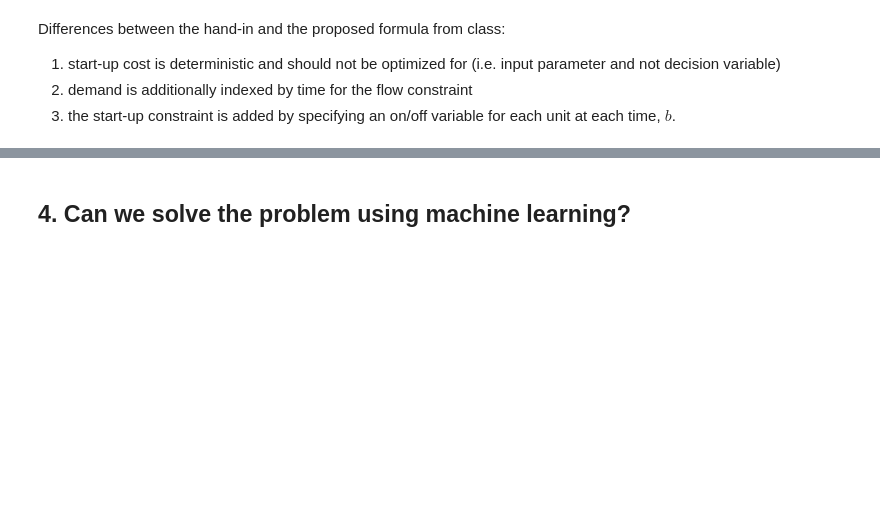
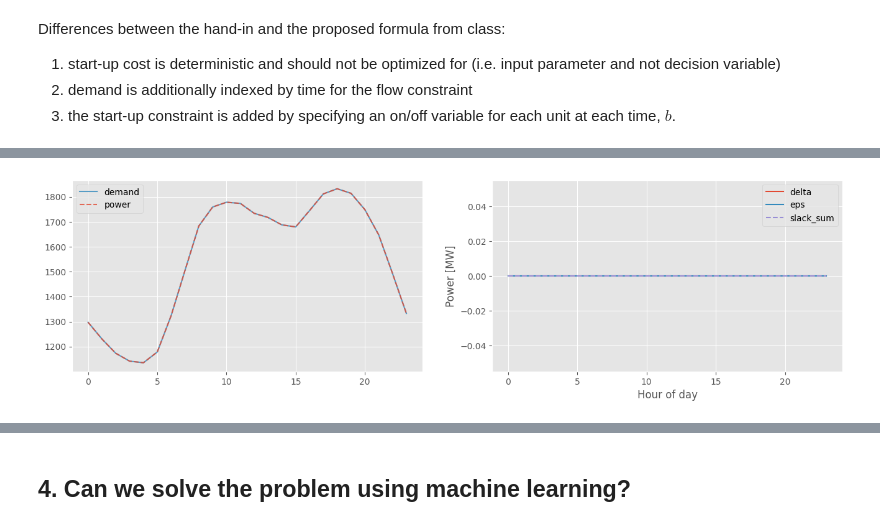
Before and after one commit to albertkjoller/ml-energy-systems, a Jupyter notebook: src/assignment3/notebooks/explainer_notebook.ipynb, the cells around one changed output, grey strips where cells are left out. Saved outputs shown, nothing was run; the diff lists cells and outputs as text; code cells hidden in the pictures; blank space fills up the shorter version.

```diff
--- a/src/assignment3/notebooks/explainer_notebook.ipynb
+++ b/src/assignment3/notebooks/explainer_notebook.ipynb
@@ -236,0 +248,47 @@ for t in range(24):
+# %%
+# Prepare data format for results
+on_off      = -1 * np.ones((system.N_g, system.N_t))
+start_up    = -1 * np.ones((system.N_g, system.N_t))
+power       = -1 * np.ones((system.N_g, system.N_t))
+
+cost        = -1 * np.ones((system.N_g, system.N_t))
+
+delta       = -1 * np.ones((system.N_t, 1))
+eps         = -1 * np.ones((system.N_t, 1))
+
+# Extract results
+for t in range(24):
+    for g in range(N_g):
+        # Generator dependent results
+        on_off[g, t]    = system.b[g, t].x
+        start_up[g, t]  = system.u[g, t].x
+        power[g, t]     = system.p[g, t].x
+        cost[g, t]      = system.c_op.iloc[g, 0] * system.p[g, t].x + system.c_st.iloc[g, 0] * system.u[g, t].x
+
+    # Slack variables
+    eps[t, 0]   = system.eps[t, 0].x
+    delta[t, 0] = system.delta[t, 0].x
+
+# For some reason, some zeros get a minus in front - taking the absolute value does not change the value, only the visual outline of the matrix
+on_off      = pd.DataFrame(abs(on_off),     columns=[f'Hour {i}' for i in range(1, system.N_t+1)], index=[f'Gen {i}' for i in range(1, system.N_g+1)])
+start_up    = pd.DataFrame(abs(start_up),   columns=[f'Hour {i}' for i in range(1, system.N_t+1)], index=[f'Gen {i}' for i in range(1, system.N_g+1)])
+power       = pd.DataFrame(power,           columns=[f'Hour {i}' for i in range(1, system.N_t+1)], index=[f'Gen {i}' for i in range(1, system.N_g+1)])
+cost        = pd.DataFrame(cost,            columns=[f'Hour {i}' for i in range(1, system.N_t+1)], index=[f'Gen {i}' for i in range(1, system.N_g+1)])
+# %%
+# Check if power balance equation is satisfied
+power_balance = pd.DataFrame(
+    [system.demand_profile.sum(axis=1).values, power.sum(axis=0).values, eps.flatten(), delta.flatten(), (eps + delta).flatten()],
+    index=['demand', 'power', 'eps', 'delta', 'slack_sum'
+]).T
+assert np.allclose(power_balance['demand'], power_balance[['power', 'eps', 'delta']].sum(axis=1)), 'Power balance equation not satisfied !'
+
+fig, axs = plt.subplots(1, 2, figsize=(16, 4))
+power_balance.plot(y=['demand'], color='C1', ls='-', alpha=0.8, ax=axs[0])
+power_balance.plot(y=['power'], color='C0', ls='--', alpha=0.8, ax=axs[0])
+power_balance.plot(y=['delta', 'eps'],      ax=axs[1])
+power_balance.plot(y='slack_sum', ls='--',  ax=axs[1])
+plt.xlabel('Hour of day')
+plt.ylabel('Power [MW]')
+plt.show()
+# %% [output]
+[figure, added]
```
Also changed, not shown: parts of 26 cells of this notebook.
